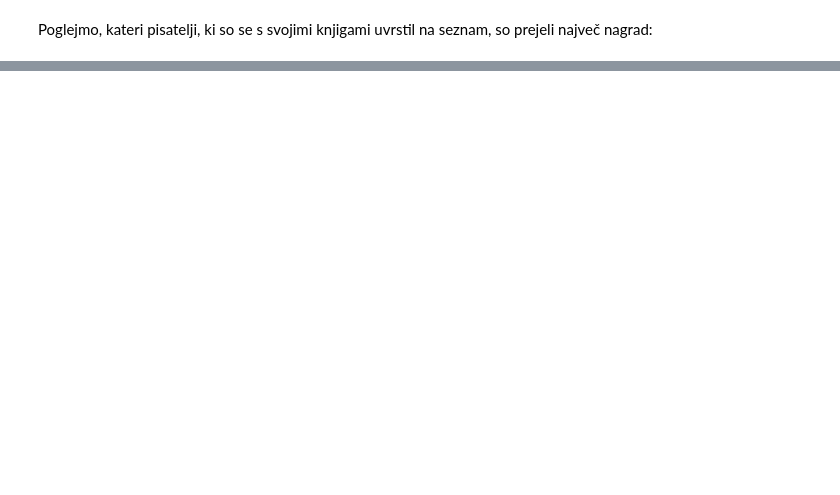
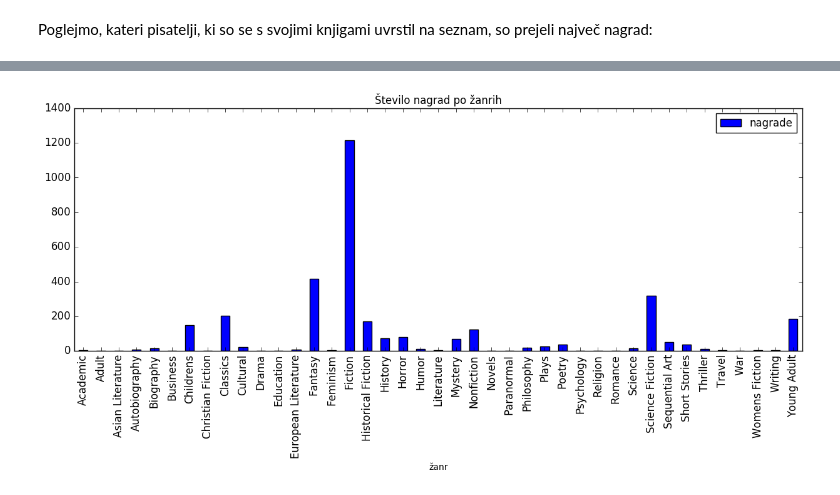
Before and after one commit to petrare/projekt-prog-1, a Jupyter notebook: Projekt-Goodreads.ipynb, the cells around one changed output, grey strips where cells are left out. Cells and saved outputs as stored; diff of their text form; code cells hidden in the pictures; blank space fills up the shorter version.

```diff
--- a/Projekt-Goodreads.ipynb
+++ b/Projekt-Goodreads.ipynb
@@ -297,0 +278,8 @@ zdruzen
+# %%
+prvi_zanr = pd.DataFrame(knjige[['id', 'žanr1']])
+prvi_zanr = prvi_zanr.rename(index=str, columns={"žanr1": "žanr"})
+drugi_zanr = pd.DataFrame(knjige[['id', 'žanr2']])
+drugi_zanr = prvi_zanr.rename(index=str, columns={"žanr2": "žanr"})
+skupaj = pd.concat([prvi_zanr, drugi_zanr])
+a = pd.merge(skupaj, knjige)
+a[['id', 'žanr', 'nagrade']]
@@ -297,0 +304,6 @@ zdruzen
+# %%
+nagrade_zanri = pd.DataFrame(a.groupby('žanr')['nagrade'].sum())
+nagrade_zanri[nagrade_zanri.nagrade > 0].plot(kind='bar', fontsize='12',
+                                            title='Število nagrad po žanrih').sety_label = 'število nagrad'
+# %% [output]
+[figure, added]
```
Also changed, not shown: parts of 32 cells of this notebook.
